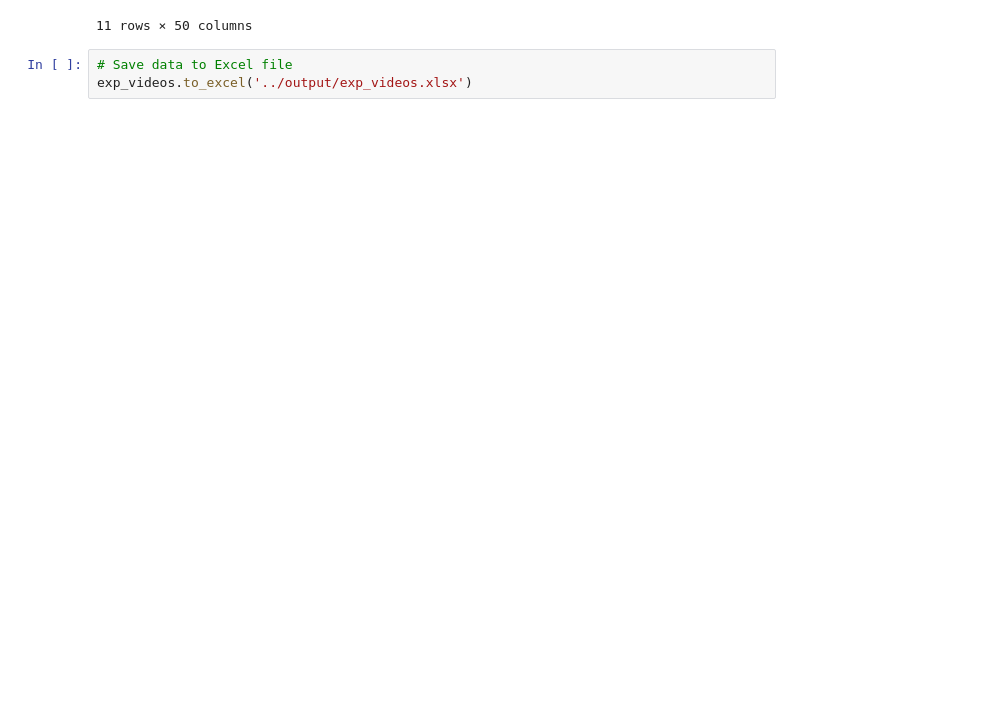
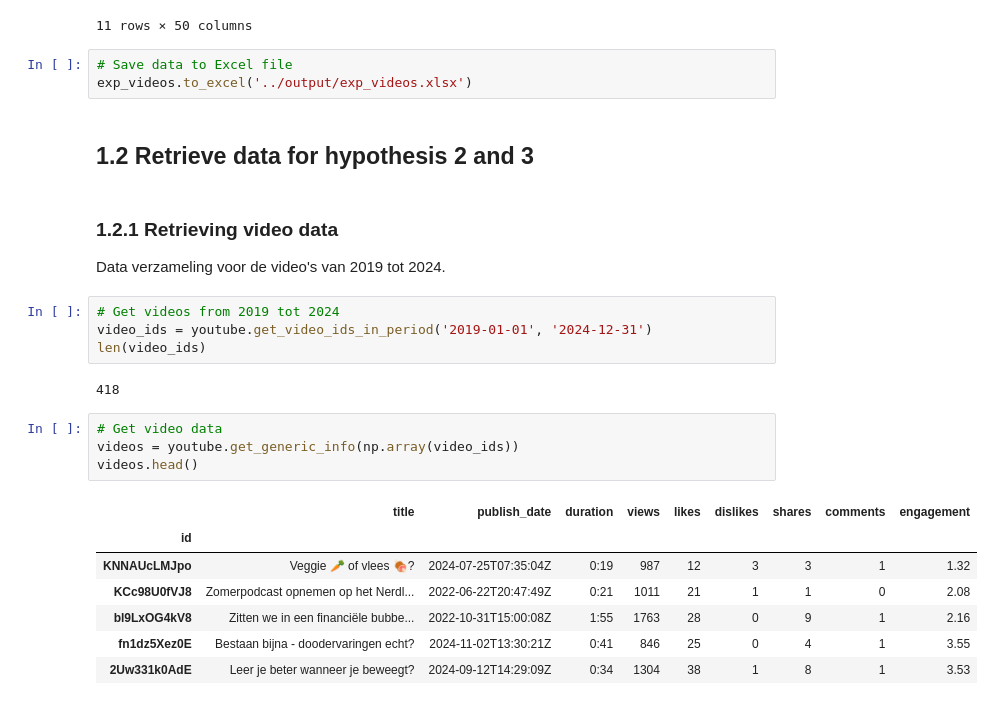
Before and after one commit to tvercamer/VUB-masterproef-YouTube-UvVl, a Jupyter notebook: notebooks/01-data-collection.ipynb, the cells around one changed output. Drawn from its saved outputs; the diff is of its cells as text; blank space fills up the shorter version.

```diff
--- a/notebooks/01-data-collection.ipynb
+++ b/notebooks/01-data-collection.ipynb
@@ -59,3 +59,27 @@ exp_videos
 # %%
 # Save data to Excel file
 exp_videos.to_excel('../output/exp_videos.xlsx')
+# %% [markdown]
+## 1.2 Retrieve data for hypothesis 2 and 3
+# %% [markdown]
+### 1.2.1 Retrieving video data
+
+Data verzameling voor de video's van 2019 tot 2024.
+# %%
+# Get videos from 2019 tot 2024
+video_ids = youtube.get_video_ids_in_period('2019-01-01', '2024-12-31')
+len(video_ids)
+# %% [output]
+418
+# %%
+# Get video data
+videos = youtube.get_generic_info(np.array(video_ids))
+videos.head()
+# %% [output]
+|  | title | publish_date | duration | views | likes | dislikes | shares | comments | engagement |
+| id |  |  |  |  |  |  |  |  |  |
+| KNNAUcLMJpo | Veggie 🥕 of vlees 🍖? | 2024-07-25T07:35:04Z | 0:19 | 987 | 12 | 3 | 3 | 1 | 1.32 |
+| KCc98U0fVJ8 | Zomerpodcast opnemen op het Nerdl... | 2022-06-22T20:47:49Z | 0:21 | 1011 | 21 | 1 | 1 | 0 | 2.08 |
+| bl9LxOG4kV8 | Zitten we in een financiële bubbe... | 2022-10-31T15:00:08Z | 1:55 | 1763 | 28 | 0 | 9 | 1 | 2.16 |
+| fn1dz5Xez0E | Bestaan bijna - doodervaringen echt? | 2024-11-02T13:30:21Z | 0:41 | 846 | 25 | 0 | 4 | 1 | 3.55 |
+| 2Uw331k0AdE | Leer je beter wanneer je beweegt? | 2024-09-12T14:29:09Z | 0:34 | 1304 | 38 | 1 | 8 | 1 | 3.53 |
```
Also changed, not shown: parts of 10 cells of this notebook, 1 other file.
